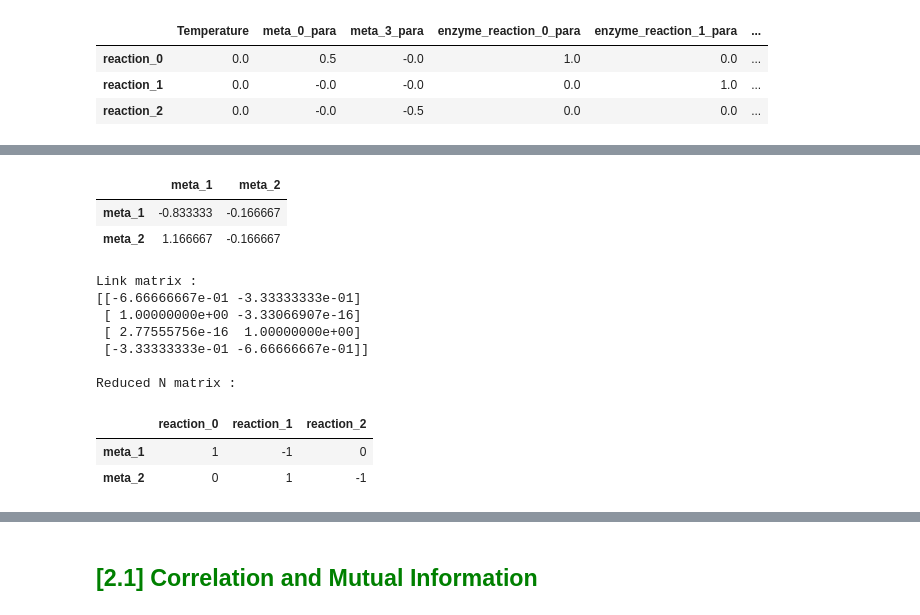
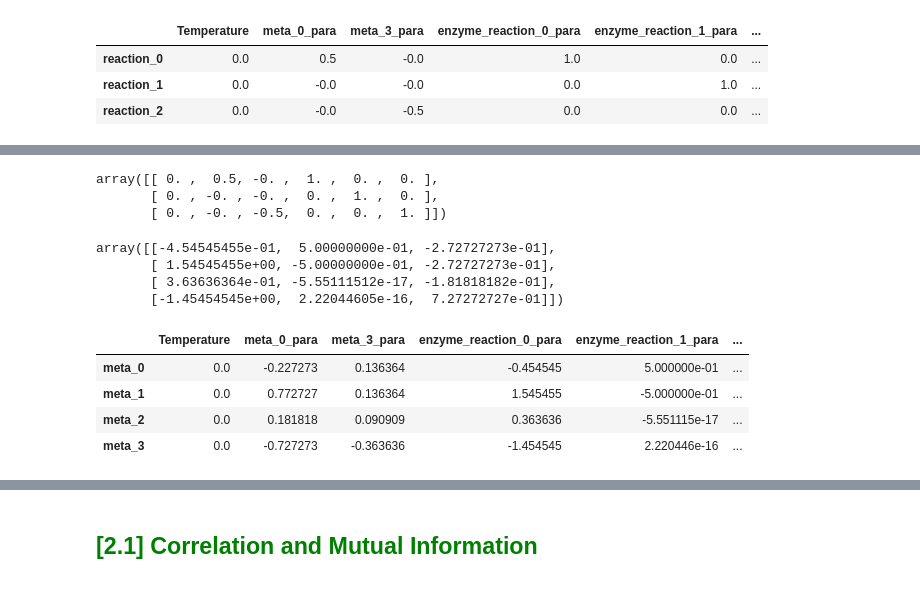
Before and after one commit to tuturax/BadAss, a Jupyter notebook: test_class.ipynb, the cells around one changed output, grey strips where cells are left out. Saved outputs shown, nothing was run; the diff lists cells and outputs as text; code cells hidden in the pictures.

```diff
--- a/test_class.ipynb
+++ b/test_class.ipynb
@@ -427,22 +461,26 @@ momo.elasticity.p.df
+# %%
+e_p = momo.elasticity.p.df.to_numpy()
+e_p
+# %% [output]
+array([[ 0. ,  0.5, -0. ,  1. ,  0. ,  0. ],
+       [ 0. , -0. , -0. ,  0. ,  1. ,  0. ],
+       [ 0. , -0. , -0.5,  0. ,  0. ,  1. ]])
+# %%
+C = -np.dot(np.dot(L, J_inv),N_r)
+R_s_p = np.dot(C,e_p)
+
+C
+# %% [output]
+array([[-4.54545455e-01,  5.00000000e-01, -2.72727273e-01],
+       [ 1.54545455e+00, -5.00000000e-01, -2.72727273e-01],
+       [ 3.63636364e-01, -5.55111512e-17, -1.81818182e-01],
+       [-1.45454545e+00,  2.22044605e-16,  7.27272727e-01]])
 # %%
-momo.Jacobian
+momo.R_s_p
 # %% [output]
-|  | meta_1 | meta_2 |
-| meta_1 | -0.833333 | -0.166667 |
-| meta_2 | 1.166667 | -0.166667 |
+|  | Temperature | meta_0_para | meta_3_para | enzyme_reaction_0_para | enzyme_reaction_1_para | ... |
+| meta_0 | 0.0 | -0.227273 | 0.136364 | -0.454545 | 5.000000e-01 | ... |
+| meta_1 | 0.0 | 0.772727 | 0.136364 | 1.545455 | -5.000000e-01 | ... |
+| meta_2 | 0.0 | 0.181818 | 0.090909 | 0.363636 | -5.551115e-17 | ... |
+| meta_3 | 0.0 | -0.727273 | -0.363636 | -1.454545 | 2.220446e-16 | ... |
-# %%
-print(f"Link matrix : \n{momo.Link_matrix[0]}\n")
-print(f"Reduced N matrix :")
-momo.Link_matrix[1]
-# %% [output]
-Link matrix :
-[[-6.66666667e-01 -3.33333333e-01]
- [ 1.00000000e+00 -3.33066907e-16]
- [ 2.77555756e-16  1.00000000e+00]
- [-3.33333333e-01 -6.66666667e-01]]
-
-Reduced N matrix :
-|  | reaction_0 | reaction_1 | reaction_2 |
-| meta_1 | 1 | -1 | 0 |
-| meta_2 | 0 | 1 | -1 |
 # %%
```
Also changed, not shown: parts of 17 cells of this notebook, 10 other files.
